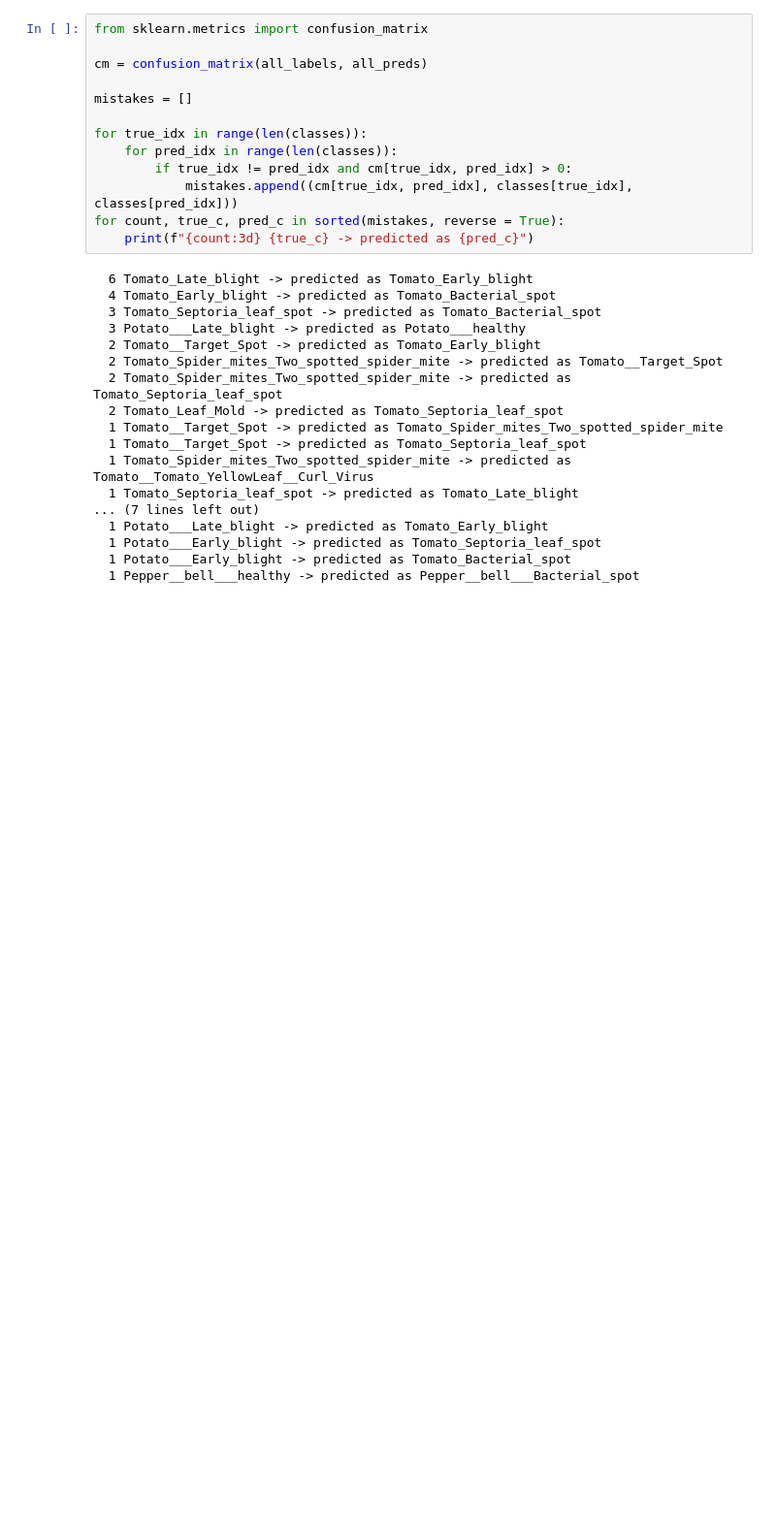
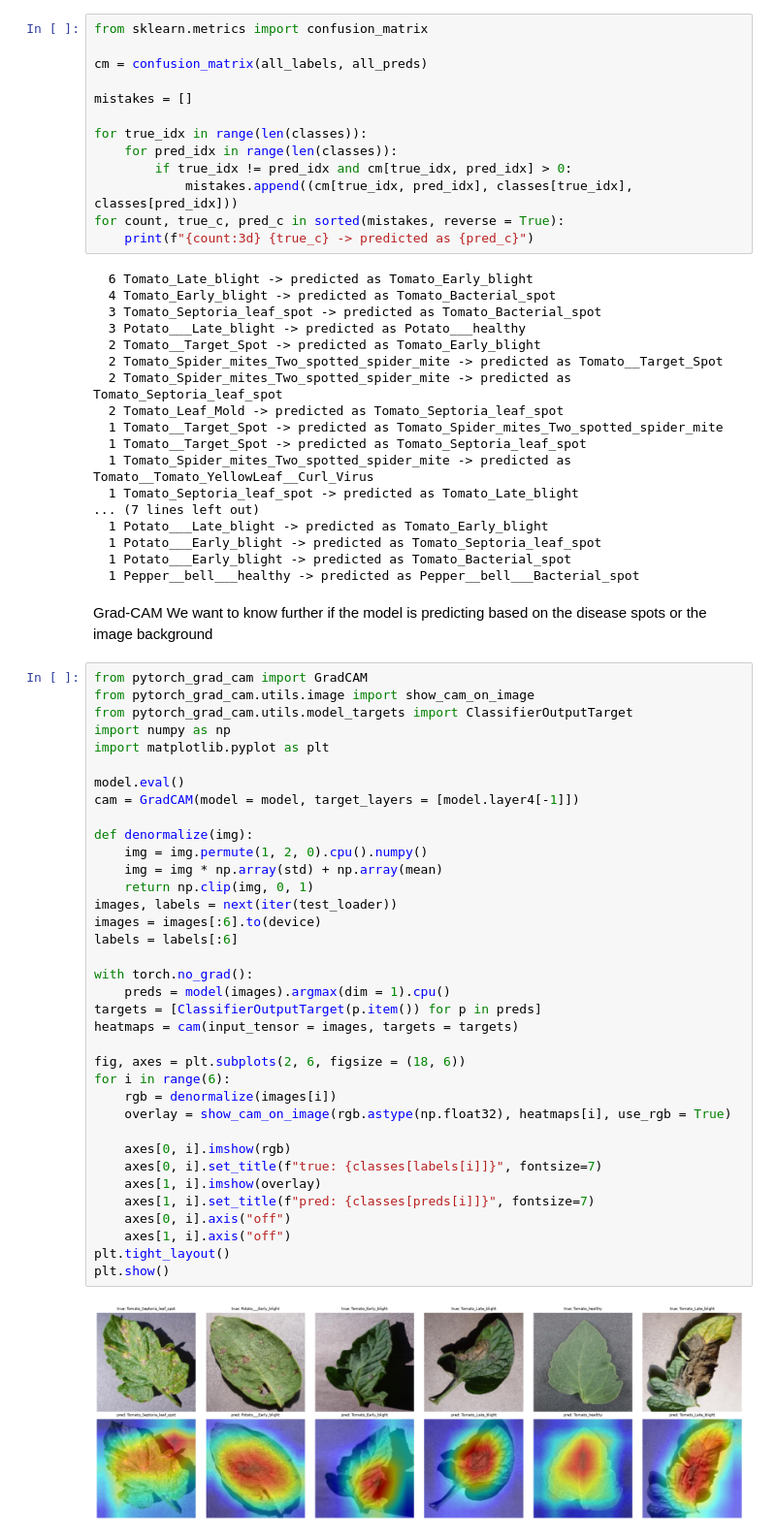
Before and after one commit to bryanfandawa/leaf-disease-detector, a Jupyter notebook: notebooks/02_transfer_learning.ipynb, the cells around one changed output. Shown at 97% size. Saved outputs shown, nothing was run; the diff lists cells and outputs as text; blank space fills up the shorter version.

Commit message:
Add Grad-CAM analysis, including critical error cases

```diff
--- a/notebooks/02_transfer_learning.ipynb
+++ b/notebooks/02_transfer_learning.ipynb
@@ -211,3 +211,44 @@ for count, true_c, pred_c in sorted(mistakes, reverse = True):
   1 Potato___Early_blight -> predicted as Tomato_Septoria_leaf_spot
   1 Potato___Early_blight -> predicted as Tomato_Bacterial_spot
   1 Pepper__bell___healthy -> predicted as Pepper__bell___Bacterial_spot
+# %% [markdown]
+Grad-CAM
+We want to know further if the model is predicting based on the disease spots or the image background
+# %%
+from pytorch_grad_cam import GradCAM
+from pytorch_grad_cam.utils.image import show_cam_on_image
+from pytorch_grad_cam.utils.model_targets import ClassifierOutputTarget
+import numpy as np
+import matplotlib.pyplot as plt
+
+model.eval()
+cam = GradCAM(model = model, target_layers = [model.layer4[-1]])
+
+def denormalize(img):
+    img = img.permute(1, 2, 0).cpu().numpy()
+    img = img * np.array(std) + np.array(mean)
+    return np.clip(img, 0, 1)
+images, labels = next(iter(test_loader))
+images = images[:6].to(device)
+labels = labels[:6]
+
+with torch.no_grad():
+    preds = model(images).argmax(dim = 1).cpu()
+targets = [ClassifierOutputTarget(p.item()) for p in preds]
+heatmaps = cam(input_tensor = images, targets = targets)
+
+fig, axes = plt.subplots(2, 6, figsize = (18, 6))
+for i in range(6):
+    rgb = denormalize(images[i])
+    overlay = show_cam_on_image(rgb.astype(np.float32), heatmaps[i], use_rgb = True)
+
+    axes[0, i].imshow(rgb)
+    axes[0, i].set_title(f"true: {classes[labels[i]]}", fontsize=7)
+    axes[1, i].imshow(overlay)
+    axes[1, i].set_title(f"pred: {classes[preds[i]]}", fontsize=7)
+    axes[0, i].axis("off")
+    axes[1, i].axis("off")
+plt.tight_layout()
+plt.show()
+# %% [output]
+[figure, added]
```
Also changed, not shown: parts of 3 cells of this notebook.
